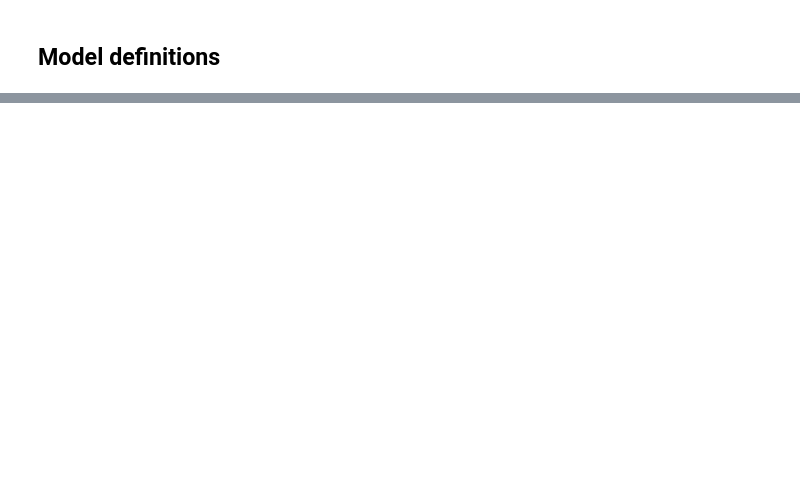
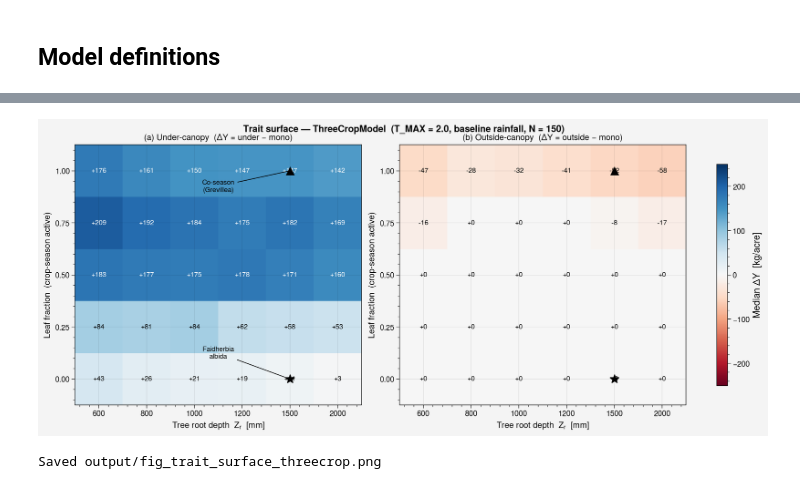
Before and after one commit to rms428/maize-Toff, a Jupyter notebook: tree.ipynb, the cells around one changed output, grey strips where cells are left out. Saved outputs shown, nothing was run; the diff lists cells and outputs as text; code cells hidden in the pictures; blank space fills up the shorter version.

```diff
--- a/tree.ipynb
+++ b/tree.ipynb
@@ -531,0 +1523,62 @@ def simulate_systems(n_sims, *, lgp=180, texture="loam", seed=123,
+# %%
+# ── Trait surface figure: under-canopy and outside-canopy ΔY ────────────
+import matplotlib.colors as mcolors
+
+grid_under   = np.array([[trait_surface[(lf, zr)]['dY_under']   for zr in ZR_VALS]
+                          for lf in LF_VALS])
+grid_outside = np.array([[trait_surface[(lf, zr)]['dY_outside'] for zr in ZR_VALS]
+                          for lf in LF_VALS])
+
+vmax = max(abs(grid_under).max(), abs(grid_outside).max())
+vmax = np.ceil(vmax / 50) * 50
+cmap_div = plt.cm.RdBu
+norm_div = mcolors.TwoSlopeNorm(vmin=-vmax, vcenter=0, vmax=vmax)
+
+fig, axes = plt.subplots(1, 2, figsize=(12, 5), constrained_layout=True)
+panel_titles = [
+    '(a) Under-canopy  (ΔY = under − mono)',
+    '(b) Outside-canopy  (ΔY = outside − mono)',
+]
+grids = [grid_under, grid_outside]
+
+for ax, grid, title in zip(axes, grids, panel_titles):
+    im = ax.imshow(grid, aspect='auto', cmap=cmap_div, norm=norm_div,
+                   origin='lower', interpolation='nearest')
+    ax.set_xticks(range(len(ZR_VALS)))
+    ax.set_xticklabels([str(z) for z in ZR_VALS], fontsize=9)
+    ax.set_yticks(range(len(LF_VALS)))
+    ax.set_yticklabels([f'{lf:.2f}' for lf in LF_VALS])
+    ax.set_xlabel('Tree root depth  $Z_r$  [mm]', fontsize=10)
+    ax.set_ylabel('Leaf fraction  (crop-season active)', fontsize=10)
+    ax.set_title(title, fontsize=10, pad=6)
+    for i, lf in enumerate(LF_VALS):
+        for j, zr in enumerate(ZR_VALS):
+            val = grid[i, j]
+            fc = 'white' if abs(val) > vmax * 0.45 else 'black'
+            ax.text(j, i, f'{val:+.0f}', ha='center', va='center', fontsize=8, color=fc)
+    ax.plot(ZR_VALS.index(1500), LF_VALS.index(0.0), 'k*',  ms=11, zorder=5)
+    ax.plot(ZR_VALS.index(1500), LF_VALS.index(1.0), 'k^',  ms=9,  zorder=5)
+
+axes[0].annotate('Faidherbia\nalbida',
+                 xy=(ZR_VALS.index(1500), LF_VALS.index(0.0)),
+                 xytext=(ZR_VALS.index(1500) - 1.5, LF_VALS.index(0.0) + 0.4),
+                 fontsize=8, ha='center',
+                 arrowprops=dict(arrowstyle='-', color='black', lw=0.8))
+axes[0].annotate('Co-season\n(Grevillea)',
+                 xy=(ZR_VALS.index(1500), LF_VALS.index(1.0)),
+                 xytext=(ZR_VALS.index(1500) - 1.5, LF_VALS.index(1.0) - 0.4),
+                 fontsize=8, ha='center',
+                 arrowprops=dict(arrowstyle='-', color='black', lw=0.8))
+
+fig.colorbar(im, ax=axes.ravel().tolist(),
+             label='Median ΔY  [kg/acre]', shrink=0.85)
+fig.suptitle(
+    'Trait surface — ThreeCropModel  (T_MAX = 2.0, baseline rainfall, N = 150)',
+    fontsize=11, y=1.02)
+
+plt.savefig('output/fig_trait_surface_threecrop.png', dpi=150, bbox_inches='tight')
+plt.show()
+print('Saved output/fig_trait_surface_threecrop.png')
+# %% [output]
+[figure, added]
+Saved output/fig_trait_surface_threecrop.png
```
Also changed, not shown: parts of 20 cells of this notebook, 10 other files.
